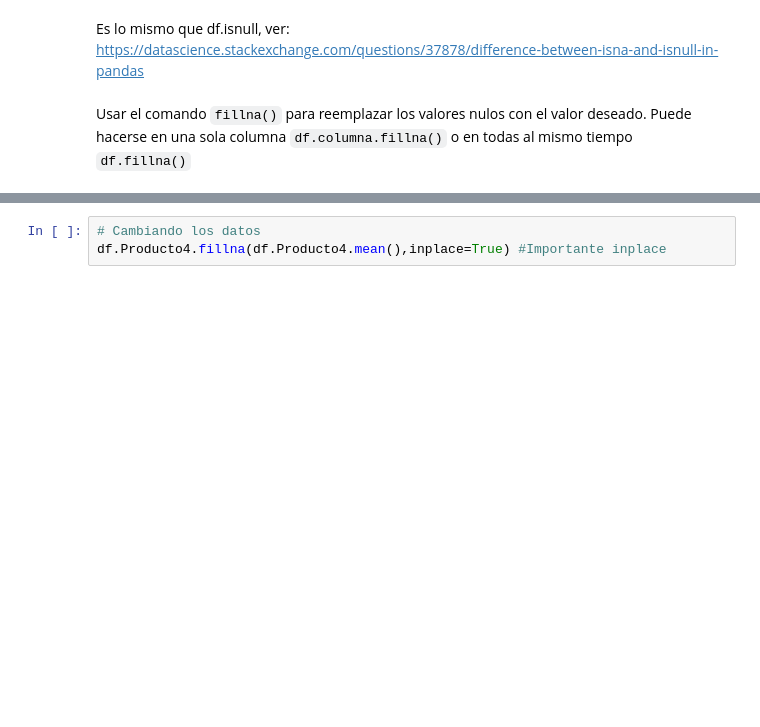
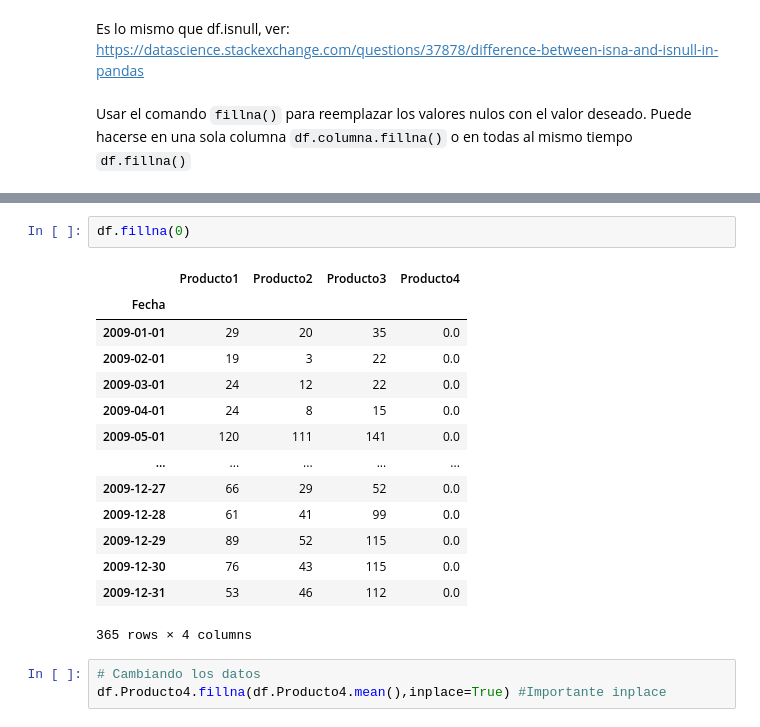
Before and after one commit to darioblandon/Curso1, a Jupyter notebook: S3/s03.ipynb, the cells around one changed output, grey strips where cells are left out. Saved outputs shown, nothing was run; the diff lists cells and outputs as text; blank space fills up the shorter version.

```diff
--- a/S3/s03.ipynb
+++ b/S3/s03.ipynb
@@ -305,6 +297,23 @@ Fecha
 2009-12-30    0.0
 2009-12-31    0.0
 Name: Producto4, Length: 365, dtype: float64
+# %%
+df.fillna(0)
+# %% [output]
+|  | Producto1 | Producto2 | Producto3 | Producto4 |
+| Fecha |  |  |  |  |
+| 2009-01-01 | 29 | 20 | 35 | 0.0 |
+| 2009-02-01 | 19 | 3 | 22 | 0.0 |
+| 2009-03-01 | 24 | 12 | 22 | 0.0 |
+| 2009-04-01 | 24 | 8 | 15 | 0.0 |
+| 2009-05-01 | 120 | 111 | 141 | 0.0 |
+| ... | ... | ... | ... | ... |
+| 2009-12-27 | 66 | 29 | 52 | 0.0 |
+| 2009-12-28 | 61 | 41 | 99 | 0.0 |
+| 2009-12-29 | 89 | 52 | 115 | 0.0 |
+| 2009-12-30 | 76 | 43 | 115 | 0.0 |
+| 2009-12-31 | 53 | 46 | 112 | 0.0 |
+365 rows × 4 columns
 # %%
 # Cambiando los datos
 df.Producto4.fillna(df.Producto4.mean(),inplace=True) #Importante inplace
```
Also changed, not shown: parts of 11 cells of this notebook.
